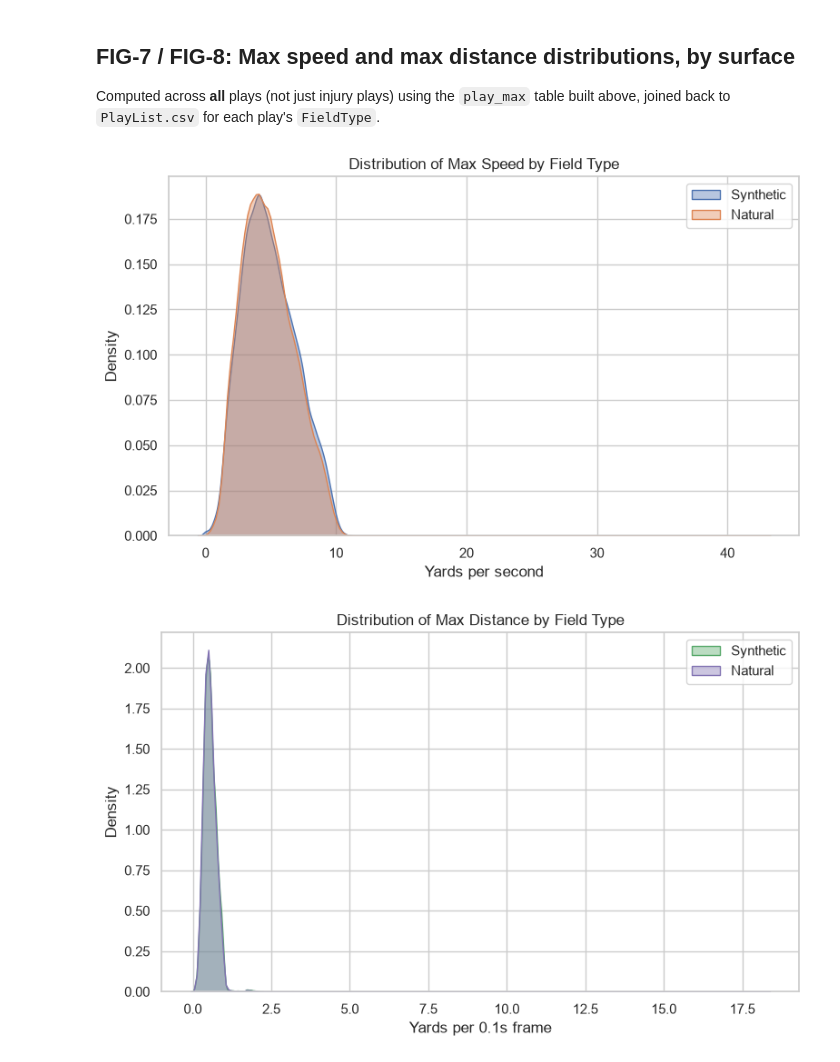
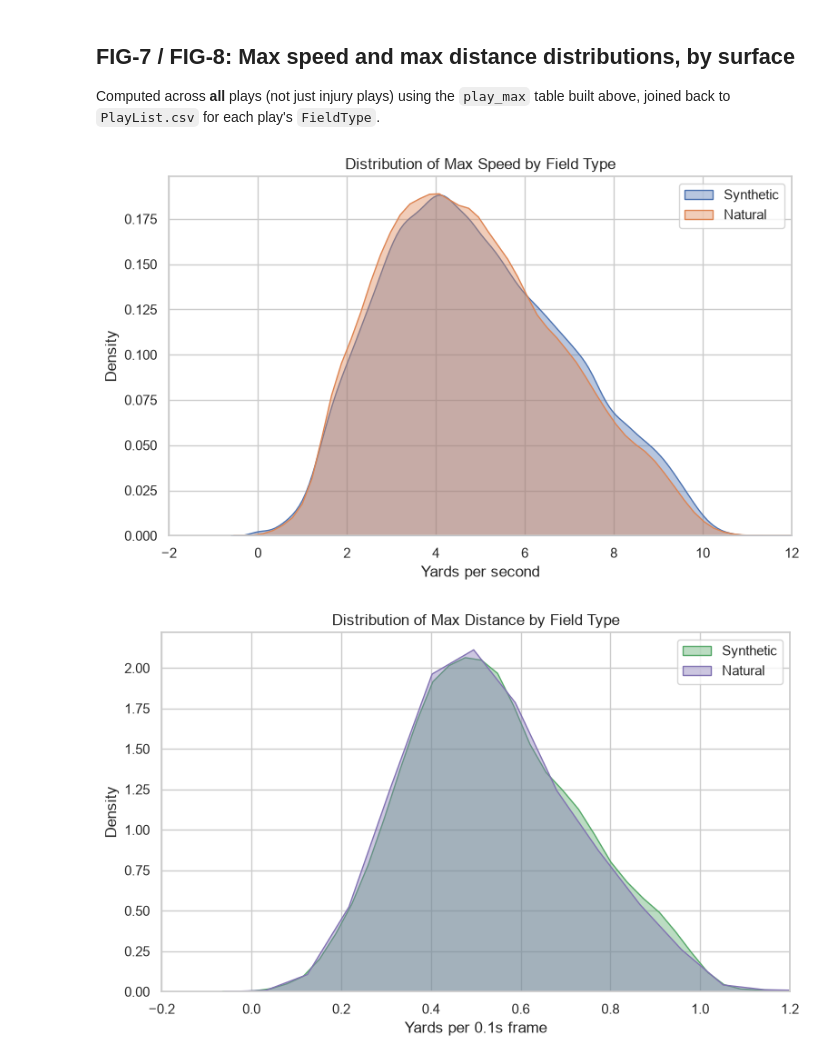
Before and after one commit to zachtbrownerPSU/DS340W-Project, a Jupyter notebook: notebooks/reproduce_paper_figures.ipynb, the cells around one changed output. Saved outputs shown, nothing was run; the diff lists cells and outputs as text; code cells hidden in the pictures.

```diff
--- a/notebooks/reproduce_paper_figures.ipynb
+++ b/notebooks/reproduce_paper_figures.ipynb
@@ -253,20 +253,24 @@ table built above, joined back to `PlayList.csv` for each play's
 # %%
 surface_lookup = playlist[["PlayKey", "FieldType"]].drop_duplicates("PlayKey")
 play_max_surface = play_max.reset_index().merge(surface_lookup, on="PlayKey", how="inner")
 play_max_surface = play_max_surface[play_max_surface["FieldType"].isin(["Synthetic", "Natural"])]
 
 plt.figure(figsize=(8, 5))
 for surface, color in [("Synthetic", "#4C72B0"), ("Natural", "#DD8452")]:
     sns.kdeplot(play_max_surface.loc[play_max_surface["FieldType"] == surface, "max_s"],
                 label=surface, fill=True, alpha=0.4, color=color)
 plt.xlabel("Yards per second")
 plt.ylabel("Density")
 plt.title("Distribution of Max Speed by Field Type")
+# match the paper's FIG-7 axis; excludes 5 plays (0.002%) whose recorded
+# max speed exceeds 12 yd/s, which are tracking artifacts
+plt.xlim(-2, 12)
+plt.xticks(np.arange(-2, 13, 2))
 plt.legend()
 plt.tight_layout()
 plt.show()
 # %% [output]
-[figure, old version]
+[figure, new version]
 # %%
 plt.figure(figsize=(8, 5))
 for surface, color in [("Synthetic", "#55A868"), ("Natural", "#8172B2")]:
@@ -275,8 +279,12 @@ for surface, color in [("Synthetic", "#55A868"), ("Natural", "#8172B2")]:
 plt.xlabel("Yards per 0.1s frame")
 plt.ylabel("Density")
 plt.title("Distribution of Max Distance by Field Type")
+# match the paper's FIG-8 axis; excludes 0.6% of plays above 1.2 yards per
+# frame, which correspond to the same tracking artifacts
+plt.xlim(-0.2, 1.2)
+plt.xticks(np.round(np.arange(-0.2, 1.21, 0.2), 1))
 plt.legend()
 plt.tight_layout()
 plt.show()
 # %% [output]
-[figure, old version]
+[figure, new version]
```
Also changed, not shown: 3 other files.
